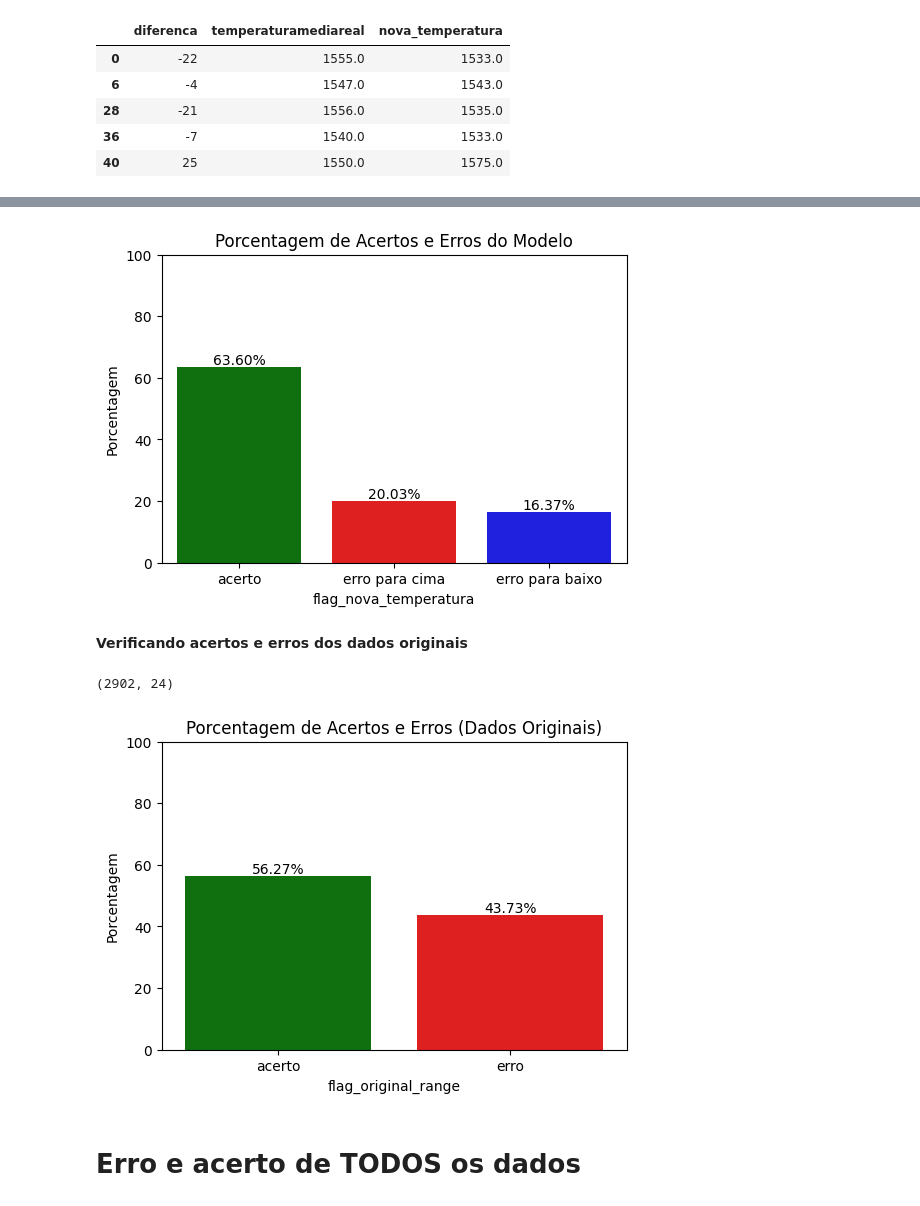
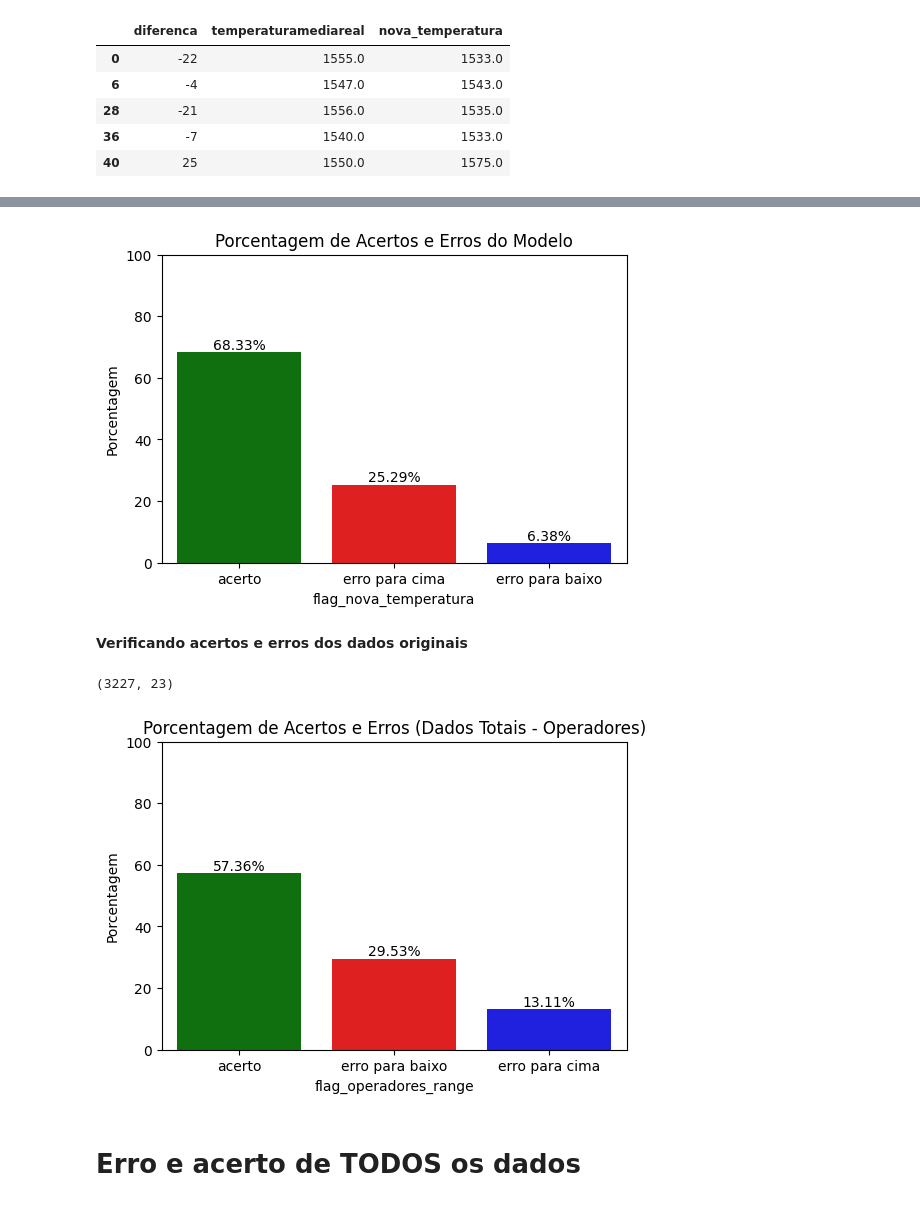
Before and after one commit to AlexiaOberdiek/Projeto-Evcomx, a Jupyter notebook: Projeto_Evcomx.ipynb, the cells around one changed output, grey strips where cells are left out. Cells and saved outputs as stored; diff of their text form; code cells hidden in the pictures.

Commit message:
Atualizando o Projeto original e arrumando umas coisinhas no notebook organizaod

```diff
--- a/Projeto_Evcomx.ipynb
+++ b/Projeto_Evcomx.ipynb
@@ -374,7 +382,8 @@ plt.show()
 **Verificando o uso ou não uso do modelo pelos operadores**
 # %%
 df['usage'] = df.apply(
-    lambda row: 'usou' if row['sugestaomodelolegado']== row['temperaturasaidafp']
+    lambda row: 'usou' if row['sugestaomodelolegado']-row['temperaturasaidafp'] >=-5
+    and row['sugestaomodelolegado'] - row['temperaturasaidafp'] <=5
     else 'Naousou',axis=1)
 display(df[['temperaturasaidafp', 'temperaturamediareal', 'usage']].head())
 # %% [output]
@@ -402,6 +408,0 @@ Name: proportion, dtype: float64
-# %%
-df['usage'] = df.apply(
-    lambda row: 'usou' if row['sugestaomodelolegado']-row['temperaturasaidafp'] >=-5
-    and row['sugestaomodelolegado'] - row['temperaturasaidafp'] <=10
-    else 'Naousou',axis=1)
-display(df[['temperaturasaidafp', 'sugestaomodelolegado', 'usage']].head())
@@ -473,0 +443,5 @@ display(df[['nova_temperatura', 'temperaturaobjetivada', 'flag_nova_temperatura'
+# %%
+df_usou = df[df['usage'] == 'usou'].copy()
+df_usou['flag_nova_temperatura'] = df_usou.apply(check_temperature_range, axis=1)
+display(df_usou[['nova_temperatura', 'temperaturaobjetivada', 'flag_nova_temperatura']].head())
+df_usou.shape
@@ -474,9 +468,6 @@ display(df[['nova_temperatura', 'temperaturaobjetivada', 'flag_nova_temperatura'
 # %%
-import matplotlib.pyplot as plt
-import seaborn as sns
-
 # Calculate the percentage of 'acerto' and 'erro'
-flag_counts = df['flag_nova_temperatura'].value_counts(normalize=True) * 100
+flag_counts = df_usou['flag_nova_temperatura'].value_counts(normalize=True) * 100
 
 # Create a bar plot
 plt.figure(figsize=(6, 4))
@@ -492,43 +483,39 @@ plt.title('Porcentagem de Acertos e Erros do Modelo')
 plt.ylim(0, 100)
 plt.show()
 # %% [output]
-[figure, old version]
+[figure, new version]
 # %% [markdown]
 **Verificando acertos e erros dos dados originais**
 # %%
-df_original = df[df['usage'] != 'usou'].copy()
-df_original.shape
+df_operadores = df[df['usage'] != 'usou'].copy()
+df_operadores.shape
 # %% [output]
-(2902, 24)
+(3227, 23)
 # %%
 import matplotlib.pyplot as plt
 import seaborn as sns
-df_original = df[df['usage'] != 'usou'].copy()
+df_operadores = df[df['usage'] != 'usou'].copy()
 # Check if the original temperaturamediareal is within the desired range of temperaturaobjetivada
-is_within_range_original = (df_original['temperaturamediareal'] >= df_original['temperaturaobjetivada'] - 5) & \
-                           (df_original['temperaturamediareal'] <= df_original['temperaturaobjetivada'] + 10)
-is_within_range = (df['temperaturamediareal'] >= df['temperaturaobjetivada'] - 5) & \
-                   (df['temperaturamediareal'] <= df['temperaturaobjetivada'] + 10)
+is_within_range_operadores = (df_operadores['temperaturamediareal'] >= df_operadores['temperaturaobjetivada'] - 5) & \
+                           (df_operadores['temperaturamediareal'] <= df_operadores['temperaturaobjetivada'] + 10)
 # Create a new column to flag these cases
-df_original['flag_original_range'] = is_within_range_original.apply(lambda x: 'acerto' if x else 'erro')
-df['flag_original_range'] = is_within_range.apply(lambda x: 'acerto' if x else 'erro')
+df_operadores['flag_operadores_range'] = df_operadores.apply(check_temperature_range, axis=1)
 # Calculate the percentage of 'acerto' and 'erro' for the original data
-flag_counts_original = df_original['flag_original_range'].value_counts(normalize=True) * 100
-
+flag_counts_operadores = df_operadores['flag_operadores_range'].value_counts(normalize=True) * 100
 # Create a bar plot for the original data
 plt.figure(figsize=(6, 4))
-ax = sns.barplot(x=flag_counts_original.index, y=flag_counts_original.values, palette=['green', 'red'], hue=flag_counts_original.index, legend=False)
+ax = sns.barplot(x=flag_counts_operadores.index, y=flag_counts_operadores.values, palette=['green', 'red','blue'], hue=flag_counts_operadores.index, legend=False)
 
 # Add percentage labels on top of the bars
 for p in ax.patches:
     ax.annotate(f'{p.get_height():.2f}%', (p.get_x() + p.get_width() / 2., p.get_height()),
                 ha='center', va='center', xytext=(0, 5), textcoords='offset points')
 
 plt.ylabel('Porcentagem')
-plt.title('Porcentagem de Acertos e Erros (Dados Originais)')
+plt.title('Porcentagem de Acertos e Erros (Dados Totais - Operadores)')
 plt.ylim(0, 100)
 plt.show()
 # %% [output]
-[figure, old version]
+[figure, new version]
 # %% [markdown]
 # Erro e acerto de TODOS os dados
```
Also changed, not shown: parts of 64 cells of this notebook, 1 other file.
